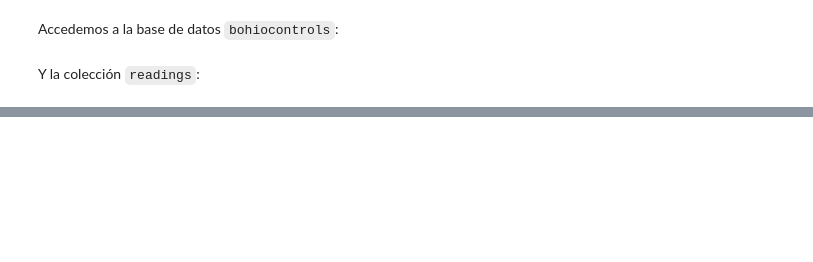
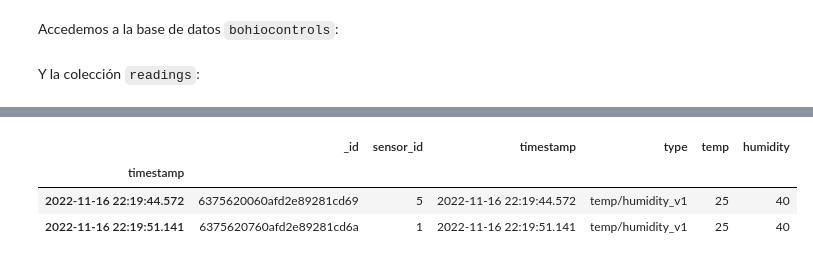
Before and after one commit to dsevilla/charla-bohio-22, a Jupyter notebook: talk.ipynb, the cells around one changed output, grey strips where cells are left out. Cells and saved outputs as stored; diff of their text form; code cells hidden in the pictures; blank space fills up the shorter version.

```diff
--- a/talk.ipynb
+++ b/talk.ipynb
@@ -322,5 +342,12 @@ from datetime import datetime
 df['timestamp'] = [datetime.fromtimestamp(x/1000) for x in df['timestamp']]
 # %%
 df.index = df.timestamp
+# %%
+df
+# %% [output]
+|  | _id | sensor_id | timestamp | type | temp | humidity |
+| timestamp |  |  |  |  |  |  |
+| 2022-11-16 22:19:44.572 | 6375620060afd2e89281cd69 | 5 | 2022-11-16 22:19:44.572 | temp/humidity_v1 | 25 | 40 |
+| 2022-11-16 22:19:51.141 | 6375620760afd2e89281cd6a | 1 | 2022-11-16 22:19:51.141 | temp/humidity_v1 | 25 | 40 |
 # %%
 df.temp.plot()
```
Also changed, not shown: parts of 7 cells of this notebook, 1 other file.
